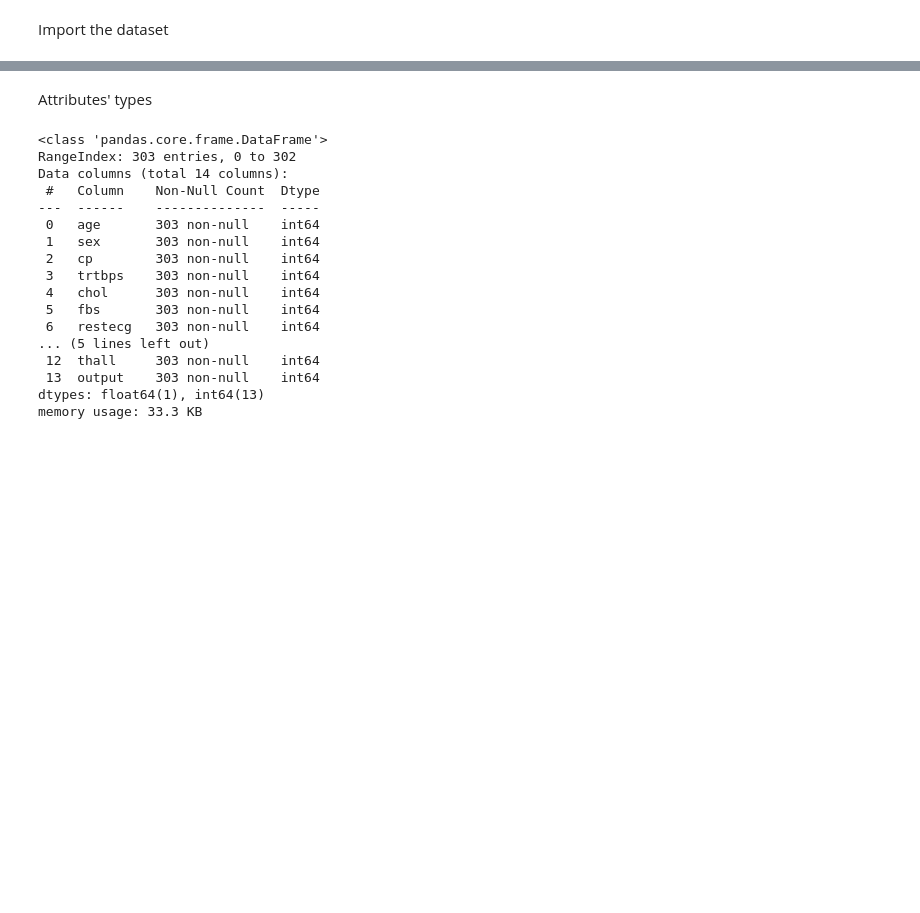
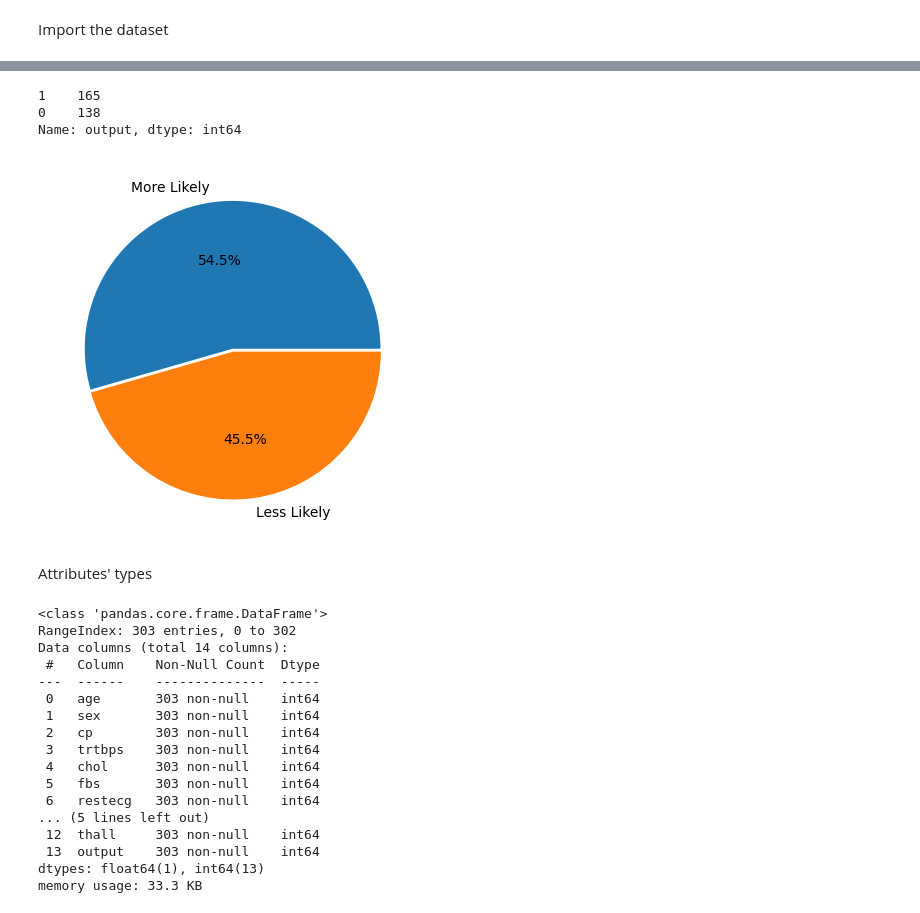
Before and after one commit to marbrex/tiw-data-analysis-project, a Jupyter notebook: descript-data.ipynb, the cells around one changed output, grey strips where cells are left out. Drawn from its saved outputs; the diff is of its cells as text; code cells hidden in the pictures; blank space fills up the shorter version.

```diff
--- a/descript-data.ipynb
+++ b/descript-data.ipynb
@@ -21,3 +32,15 @@ df
+# %%
+output_counts = df['output'].value_counts()
+print(output_counts)
+
+from matplotlib import pyplot as plt
+plt.pie(output_counts, labels=['More Likely', 'Less Likely'], explode=[0.01, 0.01], autopct="%1.1f%%")
+plt.show()
+# %% [output]
+1    165
+0    138
+Name: output, dtype: int64
+[figure, added]
 # %% [markdown]
 Attributes' types
 # %%
```
Also changed, not shown: parts of 6 cells of this notebook, 2 other files.
